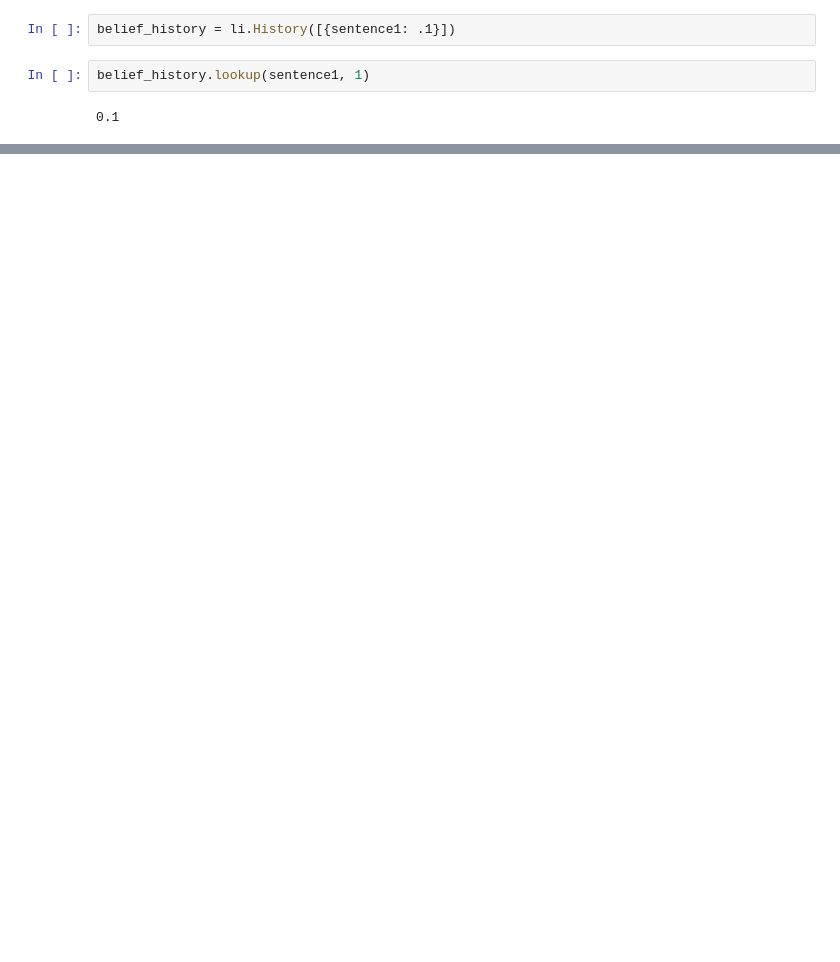
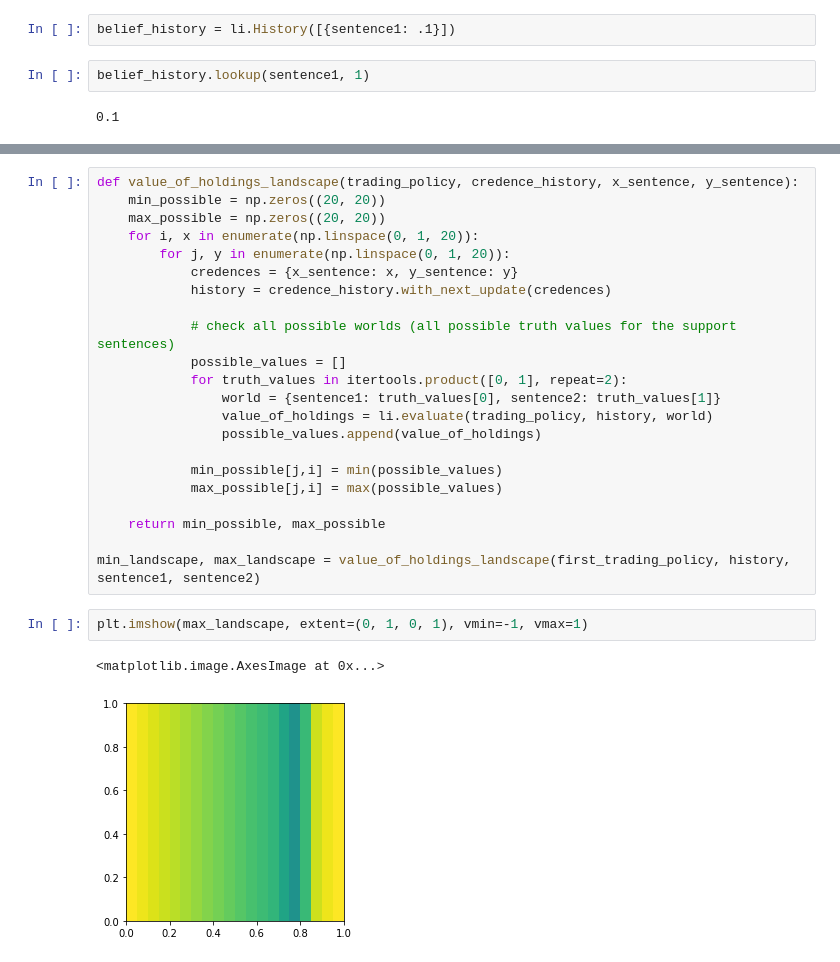
Before and after one commit to monasticacademy/logical-induction, a Jupyter notebook: notebooks/three_updates.ipynb, the cells around one changed output, grey strips where cells are left out. Cells and saved outputs as stored; diff of their text form; blank space fills up the shorter version.

```diff
--- a/notebooks/three_updates.ipynb
+++ b/notebooks/three_updates.ipynb
@@ -47,0 +54,27 @@ first_trading_policy = next(trading_alg(.8))
+# %%
+def value_of_holdings_landscape(trading_policy, credence_history, x_sentence, y_sentence):
+    min_possible = np.zeros((20, 20))
+    max_possible = np.zeros((20, 20))
+    for i, x in enumerate(np.linspace(0, 1, 20)):
+        for j, y in enumerate(np.linspace(0, 1, 20)):
+            credences = {x_sentence: x, y_sentence: y}
+            history = credence_history.with_next_update(credences)
+
+            # check all possible worlds (all possible truth values for the support sentences)
+            possible_values = []
+            for truth_values in itertools.product([0, 1], repeat=2):
+                world = {sentence1: truth_values[0], sentence2: truth_values[1]}
+                value_of_holdings = li.evaluate(trading_policy, history, world)
+                possible_values.append(value_of_holdings)
+
+            min_possible[j,i] = min(possible_values)
+            max_possible[j,i] = max(possible_values)
+
+    return min_possible, max_possible
+
+min_landscape, max_landscape = value_of_holdings_landscape(first_trading_policy, history, sentence1, sentence2)
+# %%
+plt.imshow(max_landscape, extent=(0, 1, 0, 1), vmin=-1, vmax=1)
+# %% [output]
+<matplotlib.image.AxesImage at 0x...>
+[figure, added]
```
Also changed, not shown: parts of 19 cells of this notebook.
